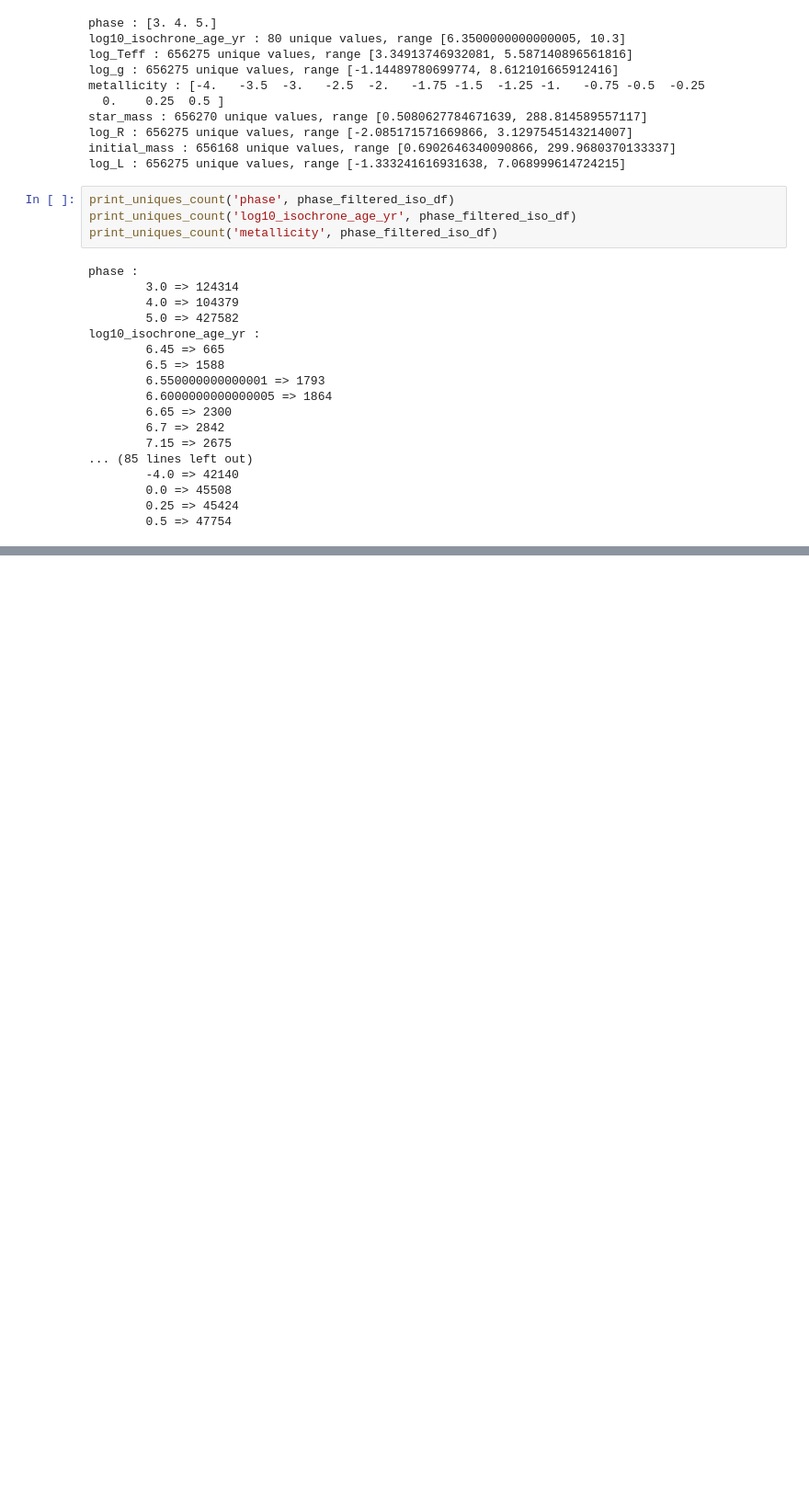
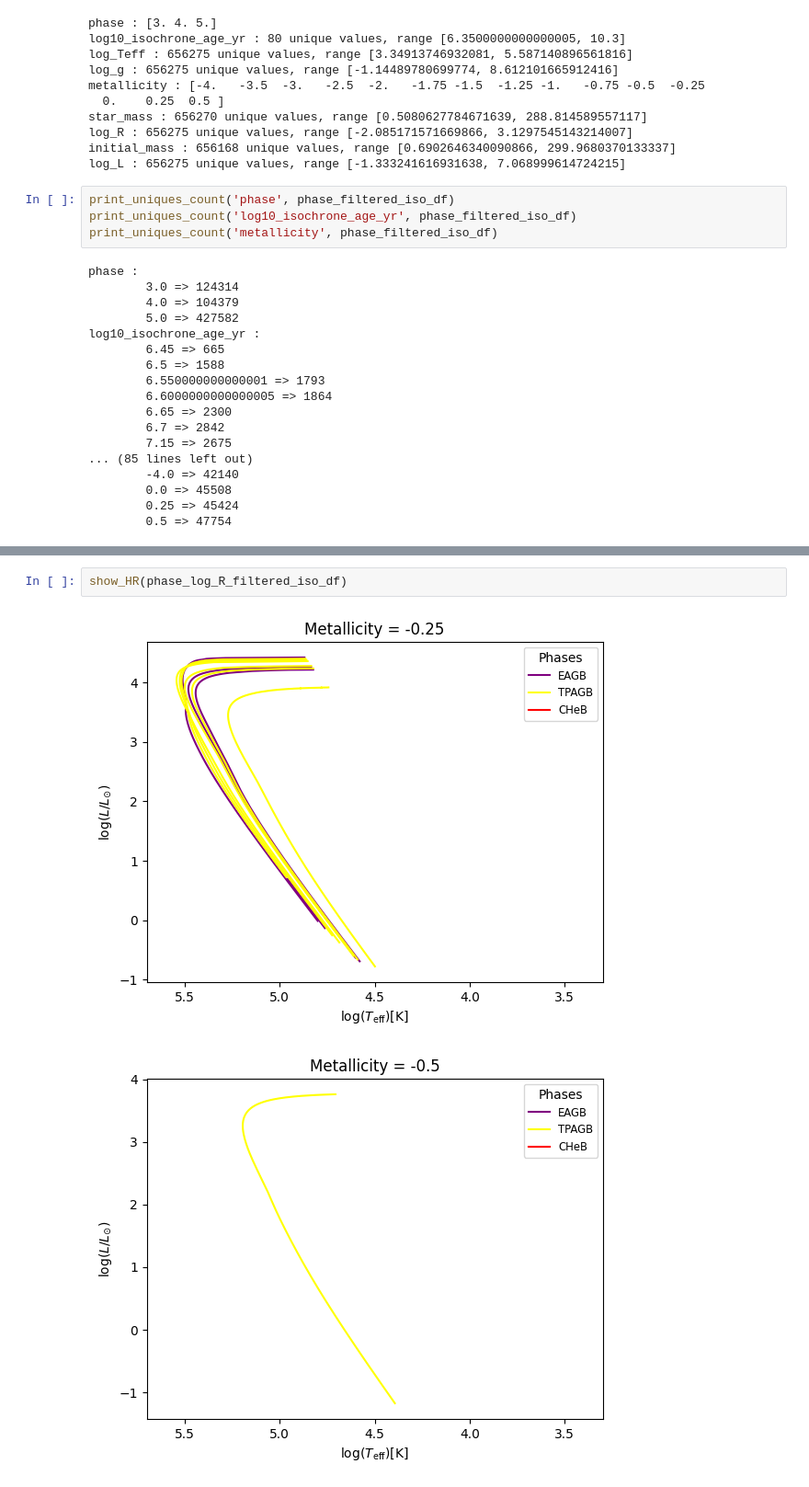
Before and after one commit to anpirott/thesis, a Jupyter notebook: notebooks/physics/MIST_data_checking.ipynb, the cells around one changed output, grey strips where cells are left out. Shown at 92% size. Drawn from its saved outputs; the diff is of its cells as text; blank space fills up the shorter version.

```diff
--- a/notebooks/physics/MIST_data_checking.ipynb
+++ b/notebooks/physics/MIST_data_checking.ipynb
@@ -442,0 +465,5 @@ Reading in: ../../data/MIST_v1.2_vvcrit0.0_basic_isos/MIST_v1.2_feh_p0.00_afe_p0
+# %%
+show_HR(phase_log_R_filtered_iso_df)
+# %% [output]
+[figure, added]
+[figure, added]
```
Also changed, not shown: parts of 27 cells of this notebook.
